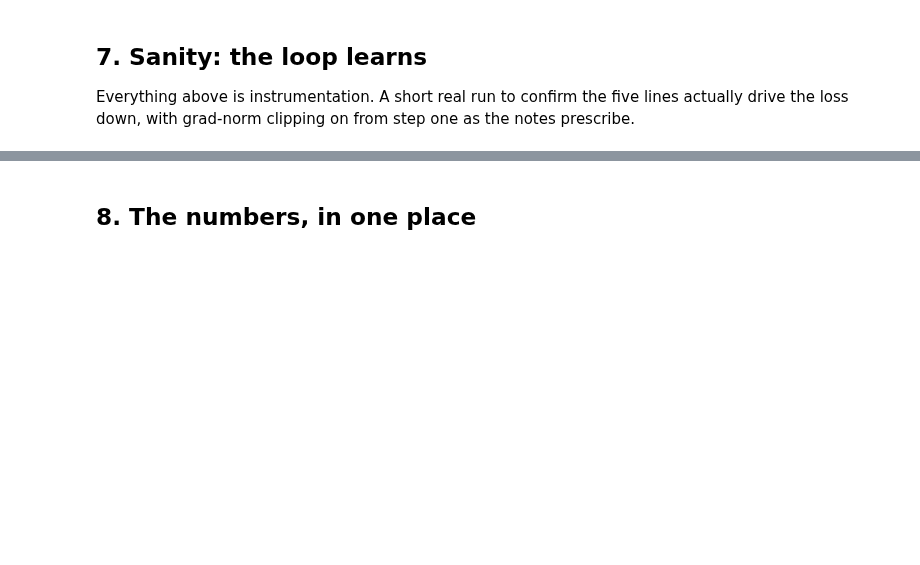
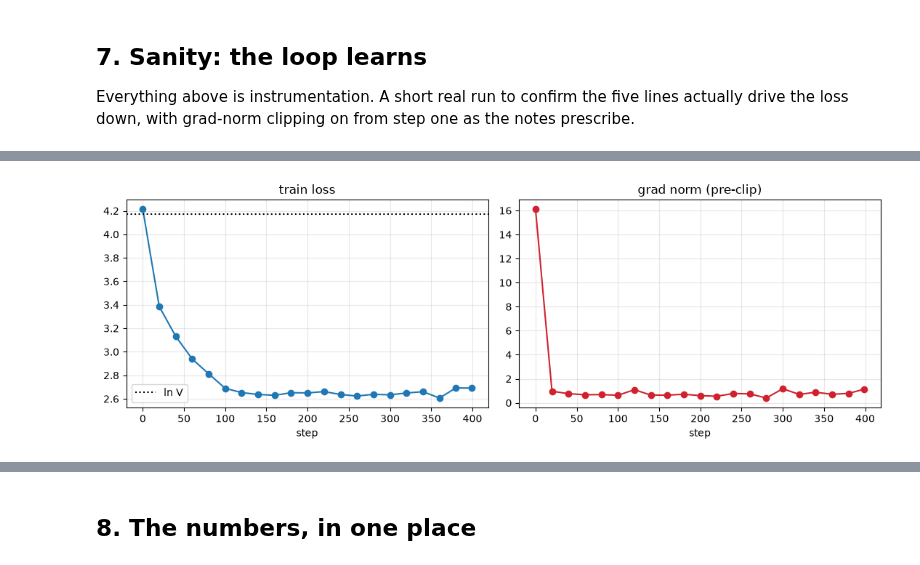
Before and after one commit to RaviNaik/ERA, a Jupyter notebook: v5/session10/training_loop/session10_training_loop.ipynb, the cells around one changed output, grey strips where cells are left out. Cells and saved outputs as stored; diff of their text form; code cells hidden in the pictures; blank space fills up the shorter version.

```diff
--- a/v5/session10/training_loop/session10_training_loop.ipynb
+++ b/v5/session10/training_loop/session10_training_loop.ipynb
@@ -562,6 +801,7 @@ bs, sl = 16, min(256, cfg.block_size)
 warmup, measure = 5, (10 if SMOKE else 30)
 use_amp = DEVICE.type == "cuda"
 gen = torch.Generator().manual_seed(11)
+
 
 def one_step():
     x, y = data.get_batch(ds, "train", bs, sl, DEVICE, generator=gen)
@@ -571,7 +811,8 @@ def one_step():
             _, loss = mnet(x, targets=y)
     else:
         _, loss = mnet(x, targets=y)
-    loss.backward(); opt.step()
+    loss.backward()
+    opt.step()
 # %%
 for _ in range(warmup):
     one_step()
@@ -757,14 +1051,19 @@ for step in range(n_steps):
     opt.zero_grad(set_to_none=True)
     _, loss = train_net(x, targets=y)
     loss.backward()
-    gnorm = torch.nn.utils.clip_grad_norm_(train_net.parameters(), 1.0)   # clip from step one
+    gnorm = torch.nn.utils.clip_grad_norm_(
+        train_net.parameters(), 1.0
+    )  # clip from step one
     opt.step()
     if step % max(1, n_steps // 20) == 0 or step == n_steps - 1:
-        sanity_hist["step"].append(step); sanity_hist["loss"].append(loss.item())
+        sanity_hist["step"].append(step)
+        sanity_hist["loss"].append(loss.item())
         sanity_hist["gnorm"].append(float(gnorm))
 dt = time.perf_counter() - t0
 
-print(f"start loss : {sanity_hist['loss'][0]:.3f}   (ln V = {math.log(ds.vocab_size):.3f})")
+print(
+    f"start loss : {sanity_hist['loss'][0]:.3f}   (ln V = {math.log(ds.vocab_size):.3f})"
+)
 print(f"end   loss : {sanity_hist['loss'][-1]:.3f}")
 print(f"wall time  : {dt:.1f}s for {n_steps} steps")
 RESULTS["train_start_loss"] = sanity_hist["loss"][0]
@@ -772,11 +1075,20 @@ RESULTS["train_end_loss"] = sanity_hist["loss"][-1]
 # %%
 fig, ax = plt.subplots(1, 2, figsize=(11, 3.8))
-ax[0].plot(sanity_hist["step"], sanity_hist["loss"], "o-"); ax[0].set_title("train loss")
-ax[0].set_xlabel("step"); ax[0].grid(alpha=0.3)
-ax[0].axhline(math.log(ds.vocab_size), ls=":", color="k", label="ln V"); ax[0].legend()
+ax[0].plot(sanity_hist["step"], sanity_hist["loss"], "o-")
+ax[0].set_title("train loss")
+ax[0].set_xlabel("step")
+ax[0].grid(alpha=0.3)
+ax[0].axhline(math.log(ds.vocab_size), ls=":", color="k", label="ln V")
+ax[0].legend()
 ax[1].plot(sanity_hist["step"], sanity_hist["gnorm"], "o-", color="#cf222e")
-ax[1].set_title("grad norm (pre-clip)"); ax[1].set_xlabel("step"); ax[1].grid(alpha=0.3)
-fig.tight_layout(); fig.savefig("assets/train_curve.png", dpi=110, bbox_inches="tight"); plt.show()
+ax[1].set_title("grad norm (pre-clip)")
+ax[1].set_xlabel("step")
+ax[1].grid(alpha=0.3)
+fig.tight_layout()
+fig.savefig("assets/train_curve.png", dpi=110, bbox_inches="tight")
+plt.show()
+# %% [output]
+[figure, added]
 # %%
 train_net.eval()
 ctx = torch.tensor([[ds.stoi.get("\n", 0)]], dtype=torch.long, device=DEVICE)
```
Also changed, not shown: parts of 52 cells of this notebook, 5 other files.
